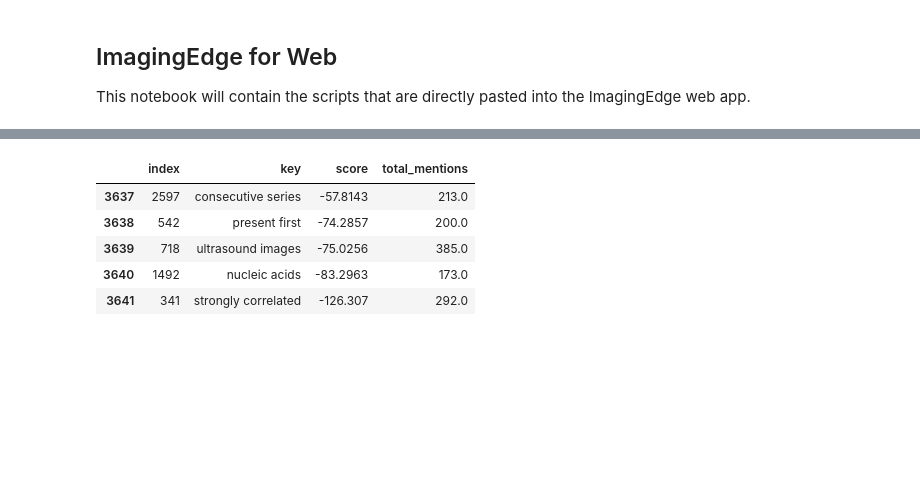
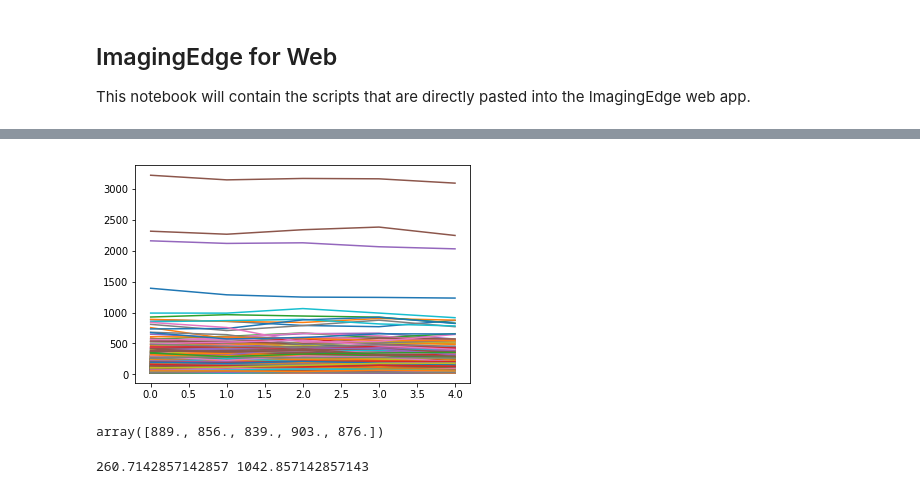
Before and after one commit to ericbarnhill/ImagingEdge, a Jupyter notebook: ImagingEdge.ipynb, the cells around one changed output, grey strips where cells are left out. Cells and saved outputs as stored; diff of their text form; code cells hidden in the pictures; blank space fills up the shorter version.

```diff
--- a/ImagingEdge.ipynb
+++ b/ImagingEdge.ipynb
@@ -71,4 +22,5 @@ for key, item in df[2].items():
-# %%
-key = ('cerebrospinal', 'fluid')
-res = bow_trends[key]['vals']
-print(res)
+# %%
+bow_trends_all = unpickle_trends()
+bow_trends_last = bow_trends_all[2]
+with open("bow_converted.txt", "wb") as fp:
+    pickle.dump(bow_converted, fp)
@@ -91,9 +64,32 @@ for i, df_ in enumerate(df):
-# %%
-df[2].tail()
-# %% [output]
-|  | index | key | score | total_mentions |
-| 3637 | 2597 | consecutive series | -57.8143 | 213.0 |
-| 3638 | 542 | present first | -74.2857 | 200.0 |
-| 3639 | 718 | ultrasound images | -75.0256 | 385.0 |
-| 3640 | 1492 | nucleic acids | -83.2963 | 173.0 |
-| 3641 | 341 | strongly correlated | -126.307 | 292.0 |
+# %%
+def convert_bow_trends(bow):
+    bow_new = {}
+    for key, item in bow.items():
+        key_new = ' '.join(key)
+        item_new = item['vals']
+        bow_new.update({key_new:item_new})
+    return bow_new
+bow_converted = convert_bow_trends(bow_trends_last)
+# %%
+import pandas as pd
+df = pd.DataFrame()
+for key, item in bow_converted.items():
+    df[key] = item
+print(df.loc[:10,:3])
+# %%
+%matplotlib inline
+import matplotlib.pyplot as plt
+plt.plot(df)
+plt.show()
+# %% [output]
+[figure, added]
+# %%
+bow_converted['electron microscopy']
+# %% [output]
+array([889., 856., 839., 903., 876.])
+# %%
+approx_clones = (5*365)/14*2
+approx_views = 4*approx_clones
+print(approx_clones, approx_views)
+# %% [output]
+260.7142857142857 1042.857142857143
```
Also changed, not shown: parts of 7 cells of this notebook, 45 other files.
